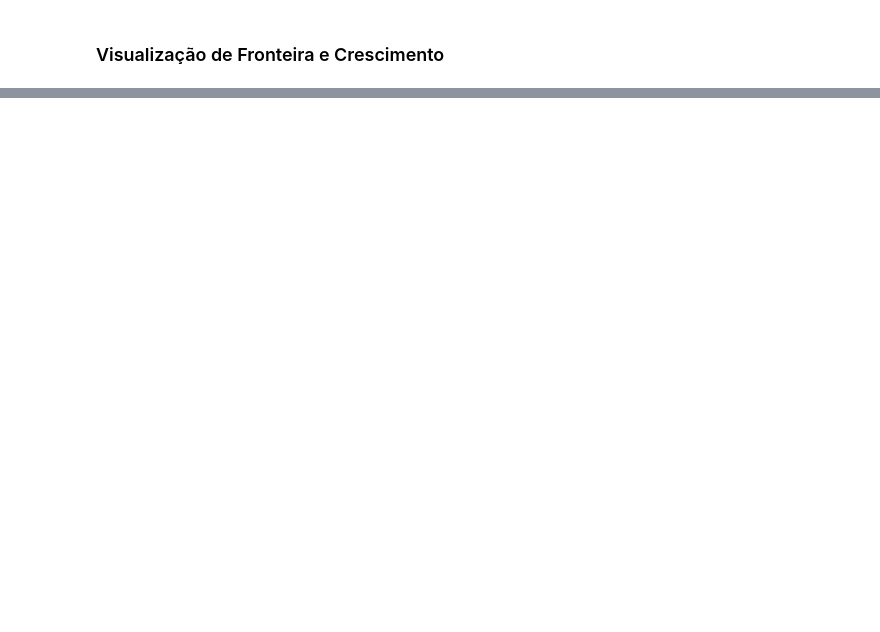
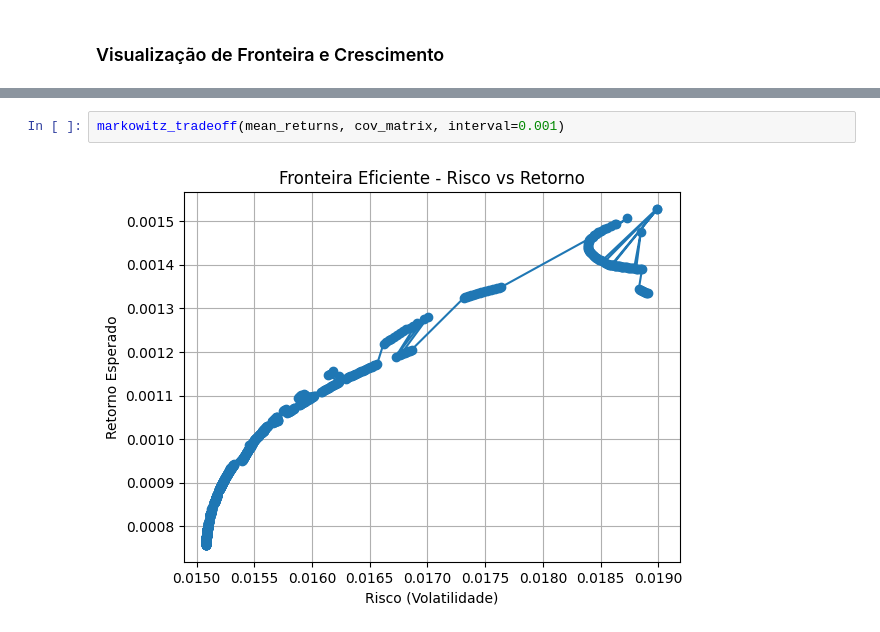
Before and after one commit to maronect/deep_learning_finance, a Jupyter notebook: notebooks/01-markowitz_optimization.ipynb, the cells around one changed output, grey strips where cells are left out. Saved outputs shown, nothing was run; the diff lists cells and outputs as text; blank space fills up the shorter version.

```diff
--- a/notebooks/01-markowitz_optimization.ipynb
+++ b/notebooks/01-markowitz_optimization.ipynb
@@ -114 +120,5 @@ for nome, pesos in [("Sharpe", weights_sharpe), ("Markowitz", weights_markowitz)
+# %%
+markowitz_tradeoff(mean_returns, cov_matrix, interval=0.001)
+# %% [output]
+[figure, added]
 # %%
```
Also changed, not shown: parts of 13 cells of this notebook, 2 other files.
